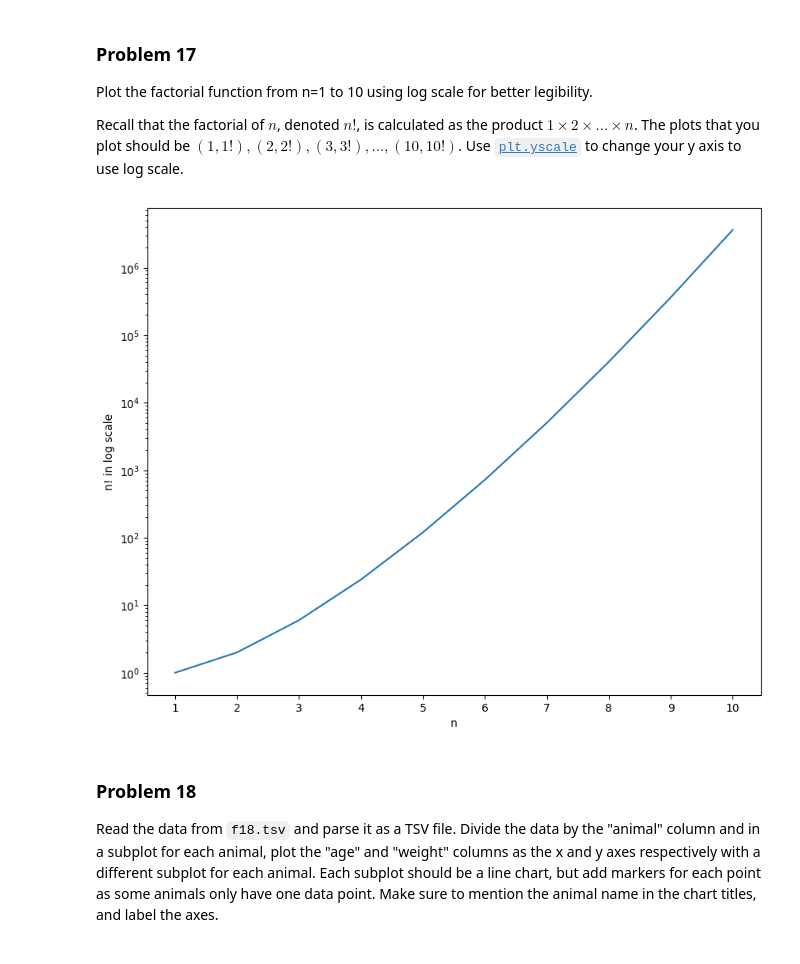
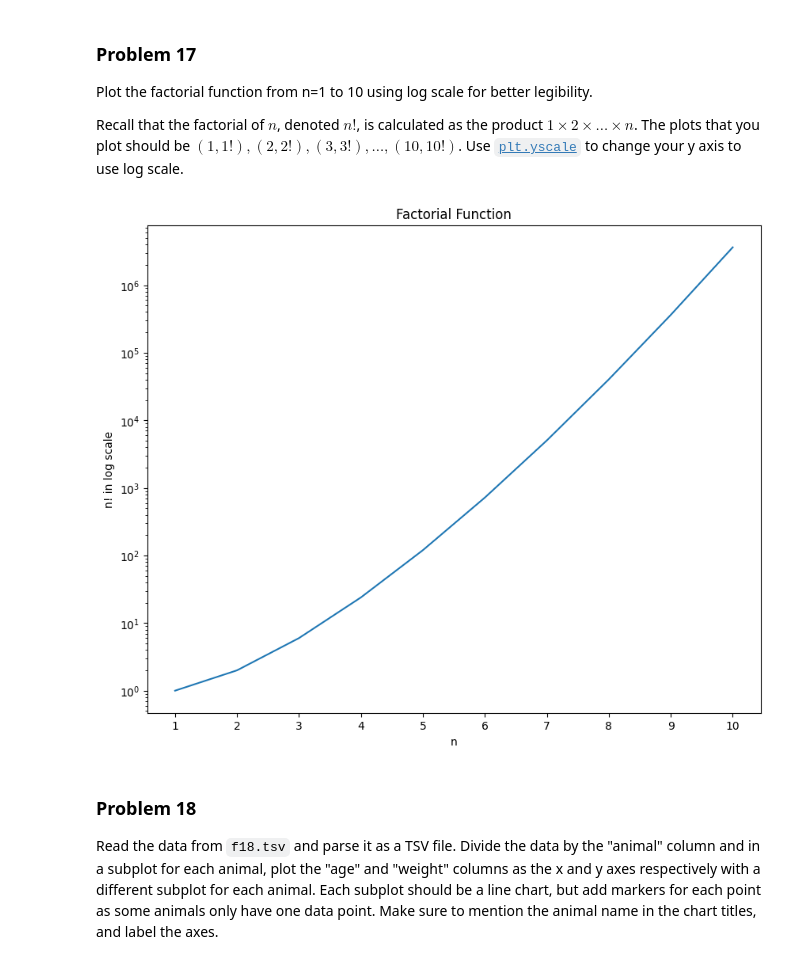
Before and after one commit to garikapativineet/dx602-homework-05, a Jupyter notebook: homework.ipynb, the cells around one changed output. Drawn from its saved outputs; the diff is of its cells as text; code cells hidden in the pictures.

```diff
--- a/homework.ipynb
+++ b/homework.ipynb
@@ -472,19 +478,20 @@ Use [`plt.yscale`](https://matplotlib.org/stable/api/_as_gen/matplotlib.pyplot.y
 # %%
 # YOUR CHANGES HERE
 
 x_val=list(range(1,11))
 y_val=[math.factorial(i) for i in x_val]
 
 
 plt.figure(figsize=(10,8))
 plt.plot(x_val,y_val)
 plt.yscale("log")
 plt.xlabel("n")
 plt.ylabel("n! in log scale")
+plt.title("Factorial Function")
 plt.xticks(x_val)
 plt.show()
 # %% [output]
-[figure, old version]
+[figure, new version]
 # %% [markdown]
 ### Problem 18
 
```
Also changed, not shown: parts of 4 cells of this notebook.
